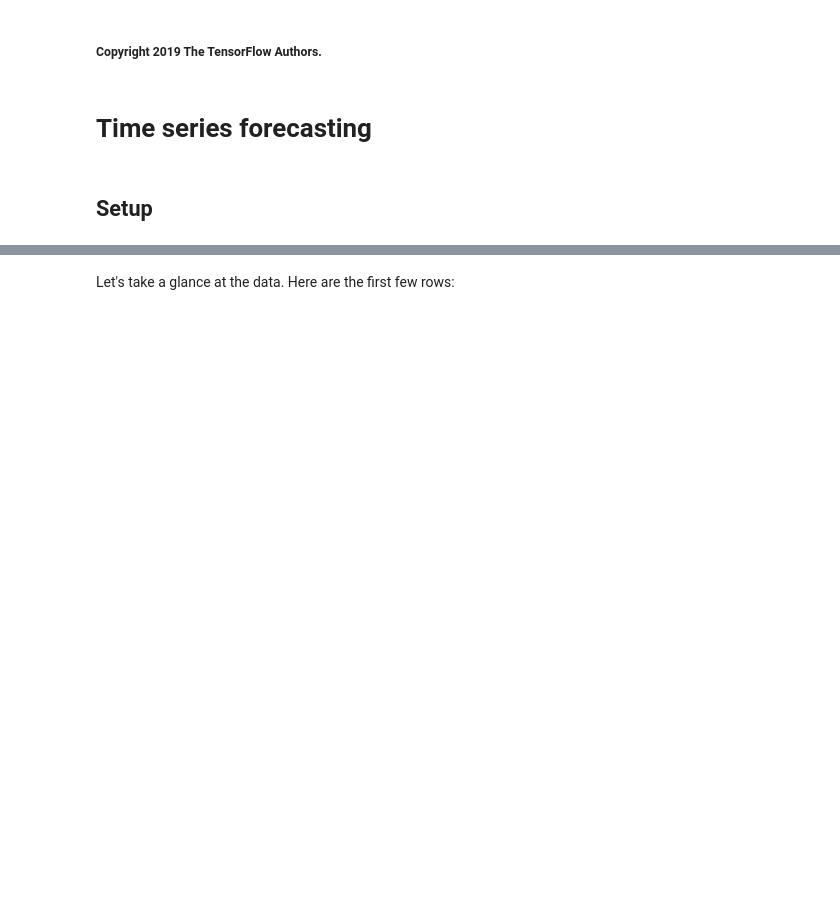
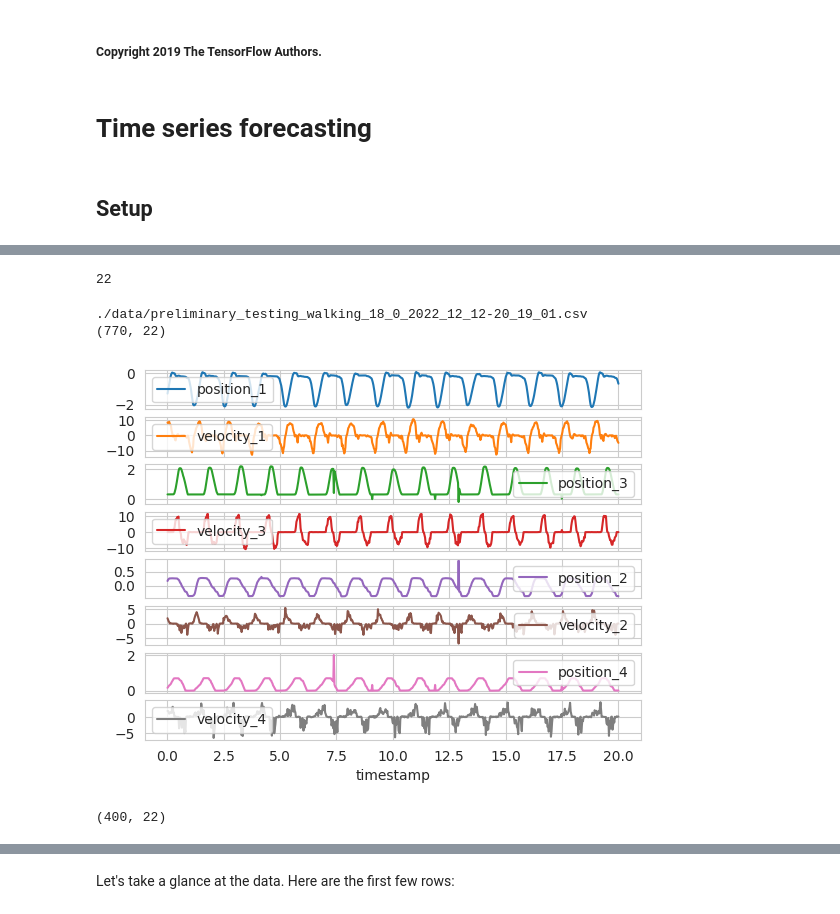
Before and after one commit to denizjafari/MIE1075, a Jupyter notebook: exo_lowlevel_control_time_series.ipynb, the cells around one changed output, grey strips where cells are left out. Cells and saved outputs as stored; diff of their text form; code cells hidden in the pictures; blank space fills up the shorter version.

```diff
--- a/exo_lowlevel_control_time_series.ipynb
+++ b/exo_lowlevel_control_time_series.ipynb
@@ -37,7 +37,8 @@ drive.mount('/content/drive')
 csv_path = '/content/drive/My Drive/MIE1075/dataset/recorded/preliminary_testing_walking_05_15_2022_12_12-20_22_04.csv'
 # %%
 # Reading/Creating the paths to Figshare dataset
-path = r'./data/'
+#path = r'./data/'
+path = r'/home/ubuntu/MIE1075/data/'
 dir = []
 for filename in os.listdir(path):
 
@@ -47,0 +67,24 @@ dir
+# %%
+print(len(dir))
+# %% [output]
+22
+# %%
+filename = dir[21]
+print(filename)
+df = pd.read_csv(filename, index_col=None, header=0)
+print(df.shape)
+# %% [output]
+./data/preliminary_testing_walking_18_0_2022_12_12-20_19_01.csv
+(770, 22)
+# %%
+plot_cols = ['position_1', 'velocity_1','position_3', 'velocity_3', 'position_2', 'velocity_2','position_4', 'velocity_4']
+plot_features = df[plot_cols]#[50:450]
+plot_features.index = df['timestamp']#[50:450]
+_ = plot_features.plot(subplots=True)
+# %% [output]
+[figure, added]
+# %%
+df = df[50:450]
+print(df.shape)
+# %% [output]
+(400, 22)
```
Also changed, not shown: parts of 30 cells of this notebook.
